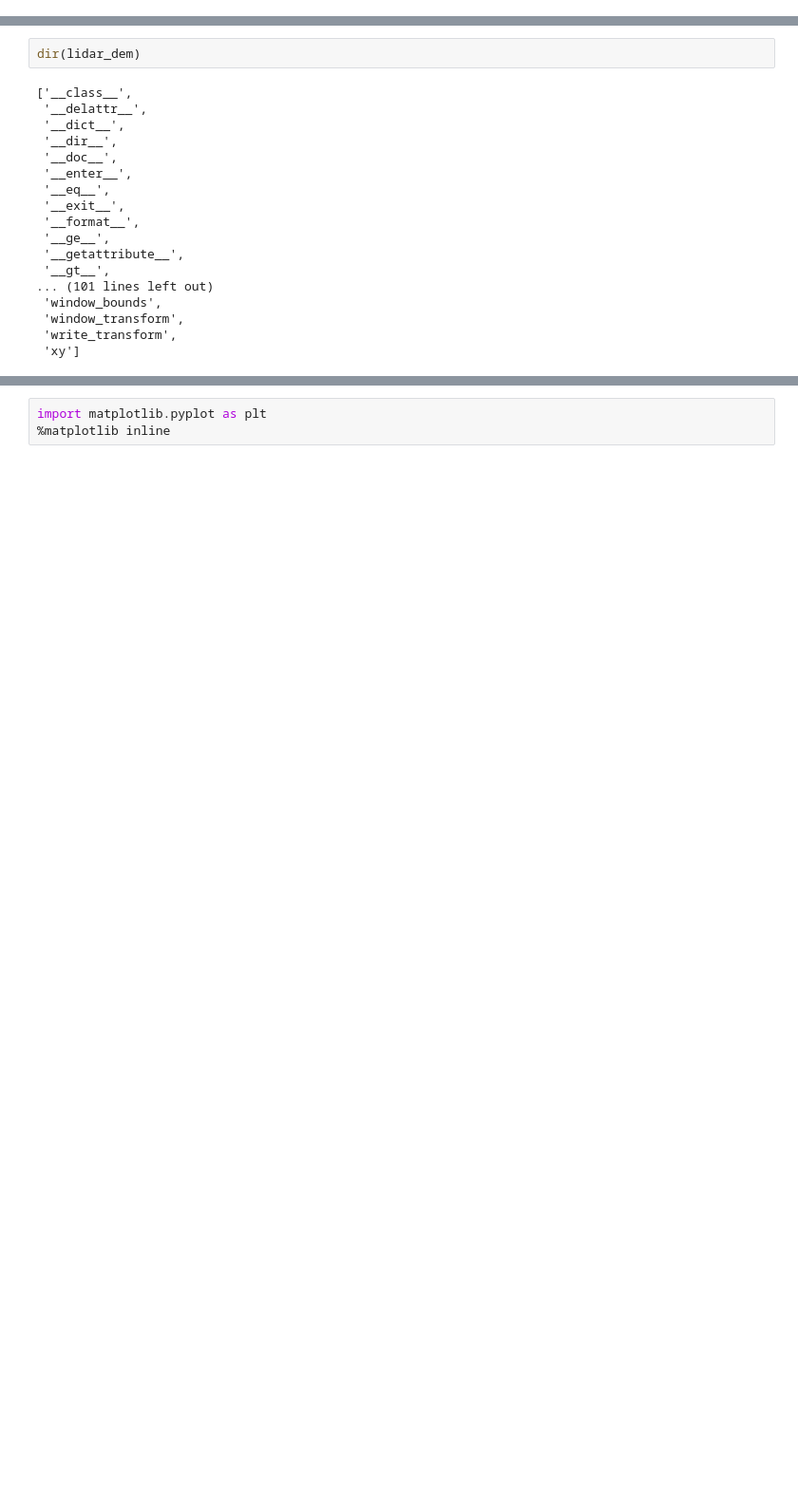
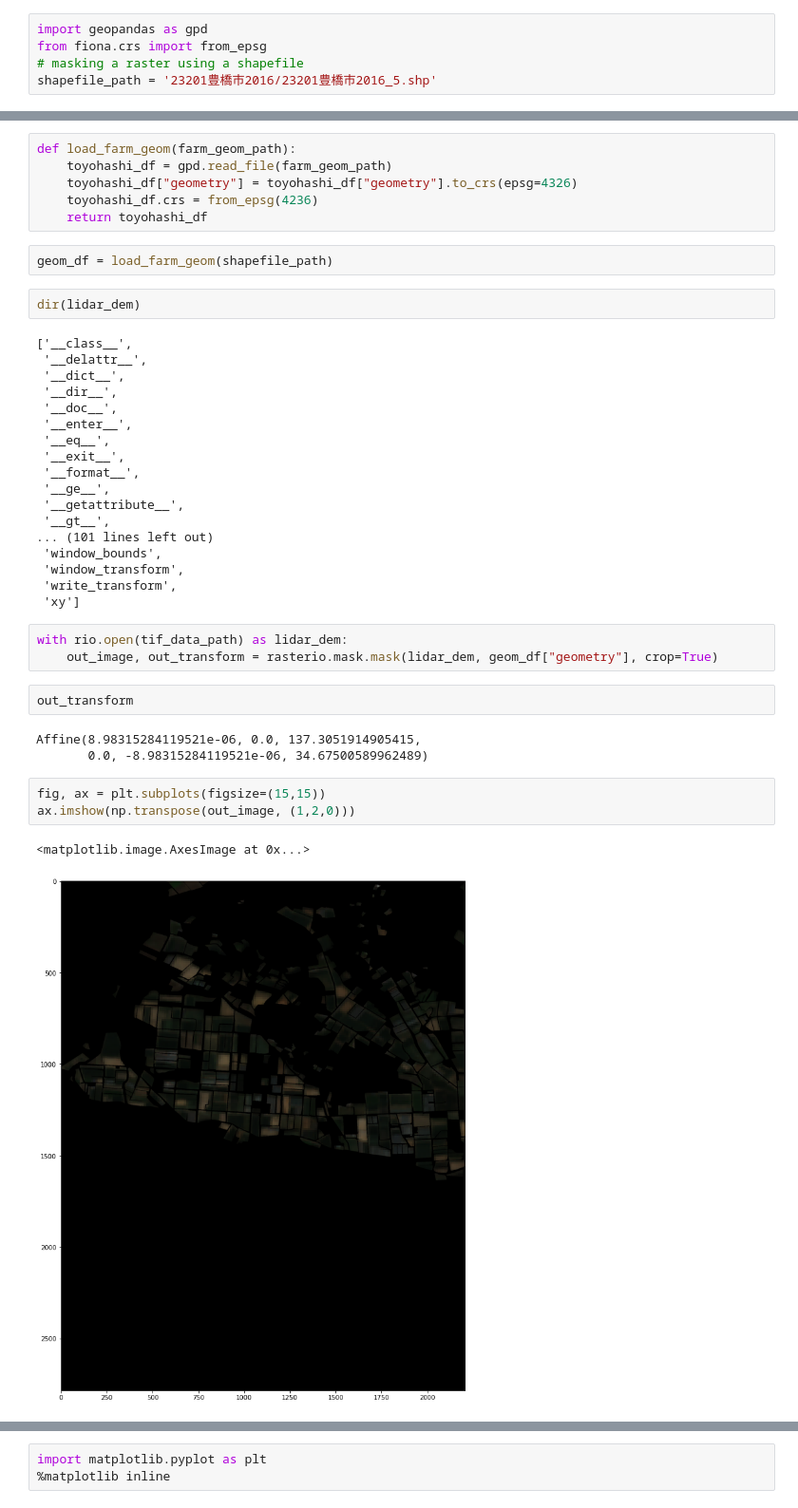
Before and after one commit to toluwajosh/plot_on_maps, a Jupyter notebook: read_tiff.ipynb, the cells around one changed output, grey strips where cells are left out. Shown at 95% size. Saved outputs shown, nothing was run; the diff lists cells and outputs as text; blank space fills up the shorter version.

Commit message:
able to load high resolution shapes

```diff
--- a/read_tiff.ipynb
+++ b/read_tiff.ipynb
@@ -42,0 +45,5 @@ print(lidar_dem.count)
+# %%
+import geopandas as gpd
+from fiona.crs import from_epsg
+# masking a raster using a shapefile
+shapefile_path = '23201豊橋市2016/23201豊橋市2016_5.shp'
@@ -43,3 +61,11 @@ print(lidar_dem.count)
+# %%
+def load_farm_geom(farm_geom_path):
+    toyohashi_df = gpd.read_file(farm_geom_path)
+    toyohashi_df["geometry"] = toyohashi_df["geometry"].to_crs(epsg=4326)
+    toyohashi_df.crs = from_epsg(4236)
+    return toyohashi_df
+# %%
+geom_df = load_farm_geom(shapefile_path)
 # %%
 dir(lidar_dem)
 # %% [output]
@@ -60,3 +86,17 @@ dir(lidar_dem)
  'window_transform',
  'write_transform',
  'xy']
+# %%
+with rio.open(tif_data_path) as lidar_dem:
+    out_image, out_transform = rasterio.mask.mask(lidar_dem, geom_df["geometry"], crop=True)
+# %%
+out_transform
+# %% [output]
+Affine(8.98315284119521e-06, 0.0, 137.3051914905415,
+       0.0, -8.98315284119521e-06, 34.67500589962489)
+# %%
+fig, ax = plt.subplots(figsize=(15,15))
+ax.imshow(np.transpose(out_image, (1,2,0)))
+# %% [output]
+<matplotlib.image.AxesImage at 0x...>
+[figure, added]
```
Also changed, not shown: parts of 13 cells of this notebook, 1 other file.
